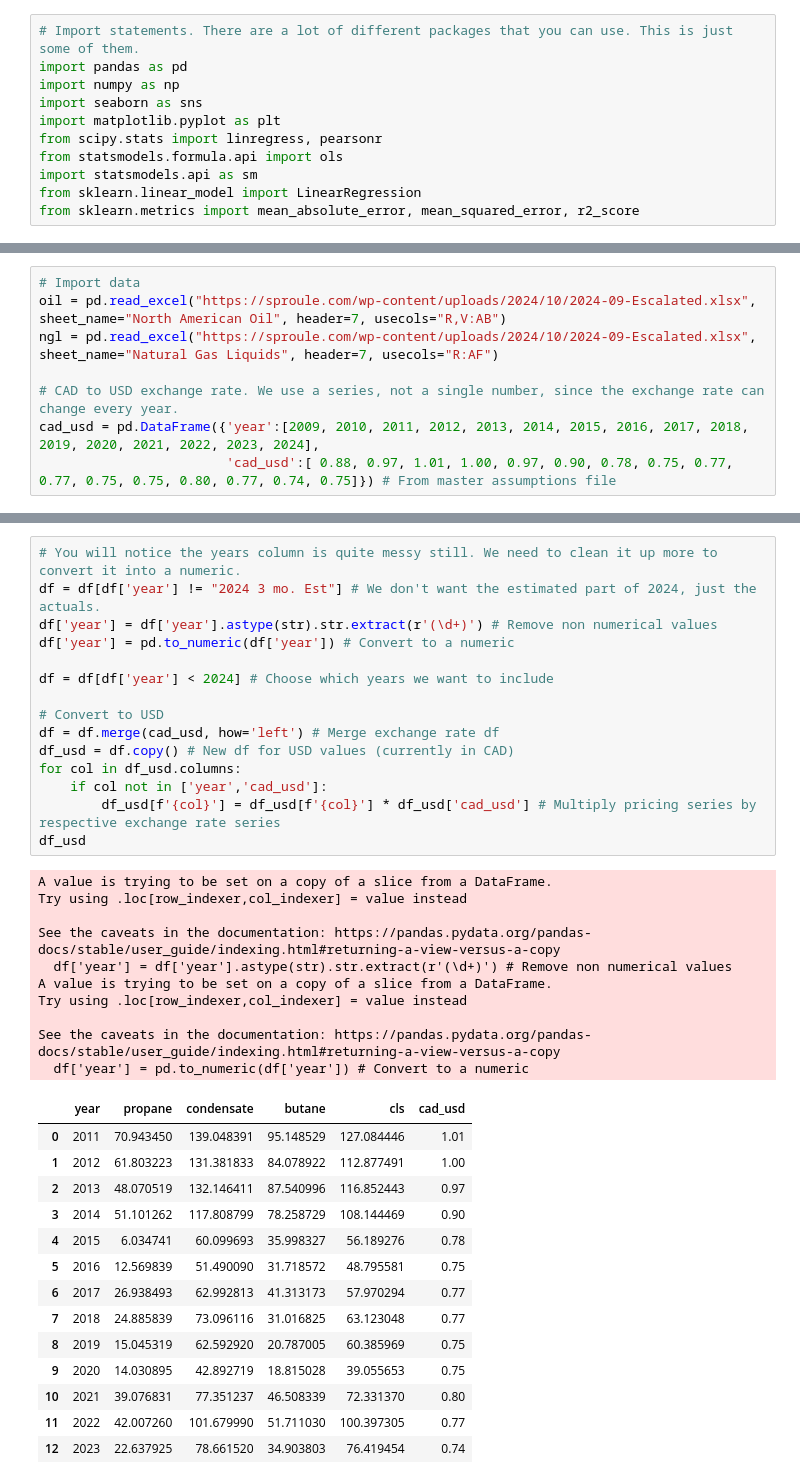
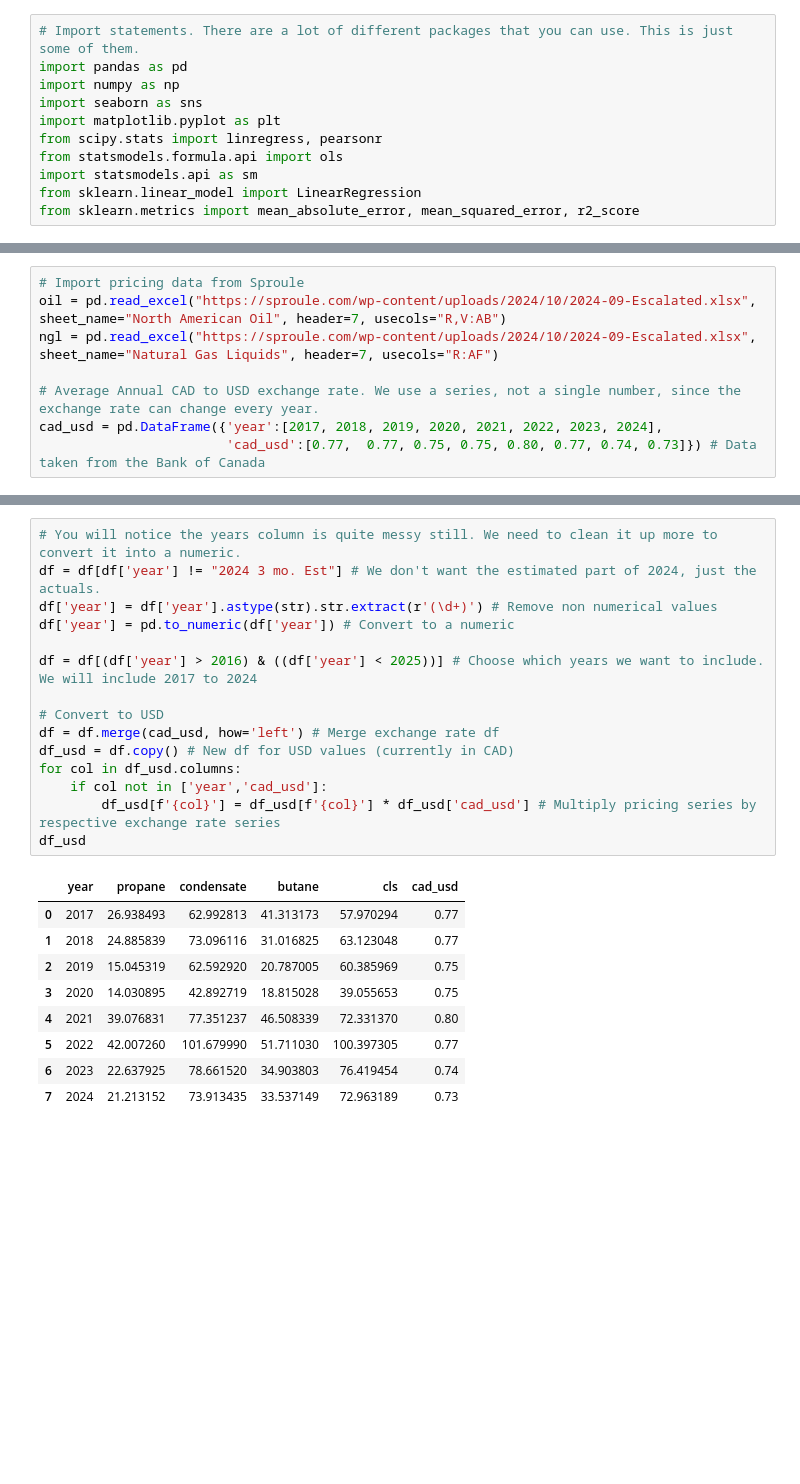
Before and after one commit to rylandelliotj/Mini-Projects-and-Explainers, a Jupyter notebook: Portfolio/regressions.ipynb, the cells around one changed output, grey strips where cells are left out. Saved outputs shown, nothing was run; the diff lists cells and outputs as text; blank space fills up the shorter version.

```diff
--- a/Portfolio/regressions.ipynb
+++ b/Portfolio/regressions.ipynb
@@ -17,10 +17,10 @@ I also want to convert my findings to USD to fit with the deliverability model.
 # %%
-# Import data
+# Import pricing data from Sproule
 oil = pd.read_excel("https://sproule.com/wp-content/uploads/2024/10/2024-09-Escalated.xlsx", sheet_name="North American Oil", header=7, usecols="R,V:AB")
 ngl = pd.read_excel("https://sproule.com/wp-content/uploads/2024/10/2024-09-Escalated.xlsx", sheet_name="Natural Gas Liquids", header=7, usecols="R:AF")
 
-# CAD to USD exchange rate. We use a series, not a single number, since the exchange rate can change every year.
-cad_usd = pd.DataFrame({'year':[2009, 2010, 2011, 2012, 2013, 2014, 2015, 2016, 2017, 2018, 2019, 2020, 2021, 2022, 2023, 2024],
-                        'cad_usd':[ 0.88, 0.97, 1.01, 1.00, 0.97, 0.90, 0.78, 0.75, 0.77,  0.77, 0.75, 0.75, 0.80, 0.77, 0.74, 0.75]}) # From master assumptions file
+# Average Annual CAD to USD exchange rate. We use a series, not a single number, since the exchange rate can change every year.
+cad_usd = pd.DataFrame({'year':[2017, 2018, 2019, 2020, 2021, 2022, 2023, 2024],
+                        'cad_usd':[0.77,  0.77, 0.75, 0.75, 0.80, 0.77, 0.74, 0.73]}) # Data taken from the Bank of Canada
 # %%
 # Clean the data.
@@ -54,43 +35,28 @@ df
 # %%
 # You will notice the years column is quite messy still. We need to clean it up more to convert it into a numeric.
 df = df[df['year'] != "2024 3 mo. Est"] # We don't want the estimated part of 2024, just the actuals.
 df['year'] = df['year'].astype(str).str.extract(r'(\d+)') # Remove non numerical values
 df['year'] = pd.to_numeric(df['year']) # Convert to a numeric
 
-df = df[df['year'] < 2024] # Choose which years we want to include
+df = df[(df['year'] > 2016) & ((df['year'] < 2025))] # Choose which years we want to include. We will include 2017 to 2024
 
 # Convert to USD
 df = df.merge(cad_usd, how='left') # Merge exchange rate df
 df_usd = df.copy() # New df for USD values (currently in CAD)
 for col in df_usd.columns:
     if col not in ['year','cad_usd']:
         df_usd[f'{col}'] = df_usd[f'{col}'] * df_usd['cad_usd'] # Multiply pricing series by respective exchange rate series
 df_usd
 # %% [output]
-A value is trying to be set on a copy of a slice from a DataFrame.
-Try using .loc[row_indexer,col_indexer] = value instead
-
-See the caveats in the documentation: https://pandas.pydata.org/pandas-docs/stable/user_guide/indexing.html#returning-a-view-versus-a-copy
-  df['year'] = df['year'].astype(str).str.extract(r'(\d+)') # Remove non numerical values
-A value is trying to be set on a copy of a slice from a DataFrame.
-Try using .loc[row_indexer,col_indexer] = value instead
-
-See the caveats in the documentation: https://pandas.pydata.org/pandas-docs/stable/user_guide/indexing.html#returning-a-view-versus-a-copy
-  df['year'] = pd.to_numeric(df['year']) # Convert to a numeric
 |  | year | propane | condensate | butane | cls | cad_usd |
-| 0 | 2011 | 70.943450 | 139.048391 | 95.148529 | 127.084446 | 1.01 |
-| 1 | 2012 | 61.803223 | 131.381833 | 84.078922 | 112.877491 | 1.00 |
-| 2 | 2013 | 48.070519 | 132.146411 | 87.540996 | 116.852443 | 0.97 |
-| 3 | 2014 | 51.101262 | 117.808799 | 78.258729 | 108.144469 | 0.90 |
-| 4 | 2015 | 6.034741 | 60.099693 | 35.998327 | 56.189276 | 0.78 |
-| 5 | 2016 | 12.569839 | 51.490090 | 31.718572 | 48.795581 | 0.75 |
-| 6 | 2017 | 26.938493 | 62.992813 | 41.313173 | 57.970294 | 0.77 |
-| 7 | 2018 | 24.885839 | 73.096116 | 31.016825 | 63.123048 | 0.77 |
-| 8 | 2019 | 15.045319 | 62.592920 | 20.787005 | 60.385969 | 0.75 |
-| 9 | 2020 | 14.030895 | 42.892719 | 18.815028 | 39.055653 | 0.75 |
-| 10 | 2021 | 39.076831 | 77.351237 | 46.508339 | 72.331370 | 0.80 |
-| 11 | 2022 | 42.007260 | 101.679990 | 51.711030 | 100.397305 | 0.77 |
-| 12 | 2023 | 22.637925 | 78.661520 | 34.903803 | 76.419454 | 0.74 |
+| 0 | 2017 | 26.938493 | 62.992813 | 41.313173 | 57.970294 | 0.77 |
+| 1 | 2018 | 24.885839 | 73.096116 | 31.016825 | 63.123048 | 0.77 |
+| 2 | 2019 | 15.045319 | 62.592920 | 20.787005 | 60.385969 | 0.75 |
+| 3 | 2020 | 14.030895 | 42.892719 | 18.815028 | 39.055653 | 0.75 |
+| 4 | 2021 | 39.076831 | 77.351237 | 46.508339 | 72.331370 | 0.80 |
+| 5 | 2022 | 42.007260 | 101.679990 | 51.711030 | 100.397305 | 0.77 |
+| 6 | 2023 | 22.637925 | 78.661520 | 34.903803 | 76.419454 | 0.74 |
+| 7 | 2024 | 21.213152 | 73.913435 | 33.537149 | 72.963189 | 0.73 |
 # %%
 # Run OLS
 params = pd.DataFrame({'ngl':[], 'coefficient':[]}) # df to store coefficients
```
Also changed, not shown: parts of 5 cells of this notebook, 13 other files.
